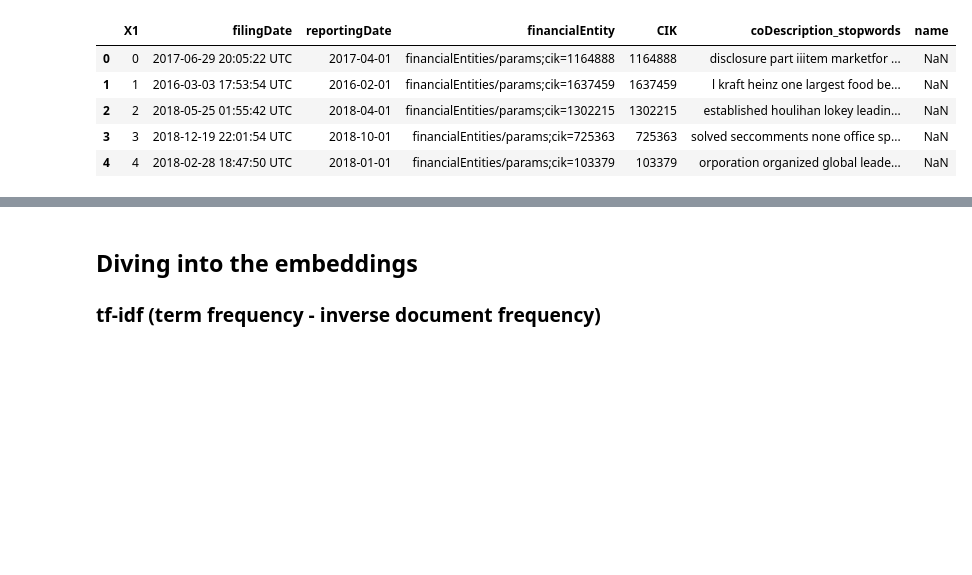
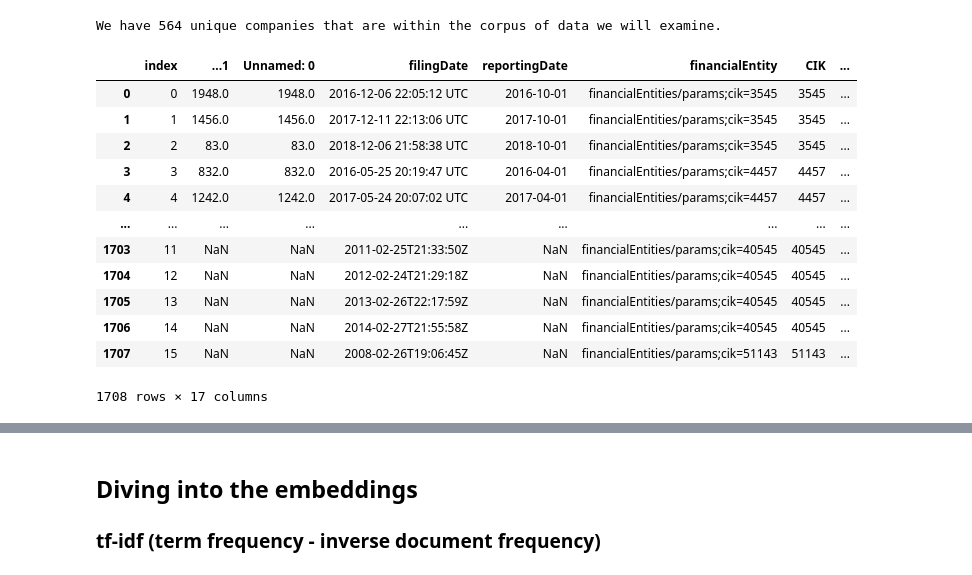
Before and after one commit to richardye101/ubineer_nlp_research, a Jupyter notebook: content/richard/8_Dynamic_Embedding.ipynb, the cells around one changed output, grey strips where cells are left out. Drawn from its saved outputs; the diff is of its cells as text; code cells hidden in the pictures; blank space fills up the shorter version.

```diff
--- a/content/richard/8_Dynamic_Embedding.ipynb
+++ b/content/richard/8_Dynamic_Embedding.ipynb
@@ -18,5 +19,9 @@ sys.path.insert(0, '..')
 %autoreload 2
 %aimport std_func
 
+# Hide warnings
+import warnings
+warnings.filterwarnings("ignore")
+
 data = pd.read_csv("../data/preprocessed.csv")
-data_t = pd.read_csv("../data/timeseries_data_2.csv")
+data_t = pd.read_csv("../mary/filtered_timeseries_data.csv")
@@ -25,9 +39,9 @@ Here are the five companies we wish to look at as a proof of concept: `OKTA`, `Z
 # %%
 the_five = pd.DataFrame.from_dict(
     {1660134:"OKTA",1713683:"Z-Scaler",1065280:"NFLX",51143:"IBM",40545:"GE"},
-    orient = "index").reset_index().rename(columns={"index":"CIK",0:"name"})
+    orient = "index").reset_index().rename(columns={"index":"CIK",0:"Name"})
 
 data_five_raw = pd.read_csv("../data/bq_dynamic_five.csv")
 data_five_raw["CIK"] = data_five_raw["financialEntity"].str.split("=", expand = True).iloc[:,1]
-data_five = std_func.clean(data_five_raw)
-data_five.head()
+data_five = std_func.clean(data_five_raw).drop(columns = ["coDescription", "coDescription_lemmatized"])
+data_five = pd.merge(data_five, the_five, how = "left", on = "CIK")
@@ -41,16 +48,32 @@ data_five.head()
+# %%
+print("We have {} unique companies that are within the corpus of data we will examine.".format(len(pd.unique(data_t["CIK"]))))
+# %% [output]
+We have 564 unique companies that are within the corpus of data we will examine.
 # %%
 # The companies with names have them, the ones that don't are NaN
-clean = pd.merge(
-    pd.merge(data_t,data.loc[:,["CIK","name"]], how = "left", on = "CIK"),
-    the_five, how = "left", on="CIK")
+clean = pd.merge(data_t,
+    data_five, how = "left", on="CIK")
 
-clean['name'] = clean['name_y'].fillna(clean['name_x'])
-clean = clean.drop(["name_x","name_y","reports"],axis = 1)
-clean.head()
+clean['Name'] = clean['Name_y'].fillna(clean['Name_x'])
+clean = clean.drop(["...1","Unnamed: 0","reports"],axis = 1)
+# clean
+# final = clean
+# Adding on the data from the 5 companies
+final = pd.concat([data_t,data_five]).reset_index()
+# final = final.merge(pd.Series(final.groupby("CIK").size(), name = "reports"), how = "left", on = "CIK") \
+    # .sort_values(["CIK","filingDate"]).reset_index()
+final
 # %% [output]
-|  | X1 | filingDate | reportingDate | financialEntity | CIK | coDescription_stopwords | name |
-| 0 | 0 | 2017-06-29 20:05:22 UTC | 2017-04-01 | financialEntities/params;cik=1164888 | 1164888 | disclosure part iiitem marketfor ... | NaN |
-| 1 | 1 | 2016-03-03 17:53:54 UTC | 2016-02-01 | financialEntities/params;cik=1637459 | 1637459 | l kraft heinz one largest food be... | NaN |
-| 2 | 2 | 2018-05-25 01:55:42 UTC | 2018-04-01 | financialEntities/params;cik=1302215 | 1302215 | established houlihan lokey leadin... | NaN |
-| 3 | 3 | 2018-12-19 22:01:54 UTC | 2018-10-01 | financialEntities/params;cik=725363 | 725363 | solved seccomments none office sp... | NaN |
-| 4 | 4 | 2018-02-28 18:47:50 UTC | 2018-01-01 | financialEntities/params;cik=103379 | 103379 | orporation organized global leade... | NaN |
+|  | index | ...1 | Unnamed: 0 | filingDate | reportingDate | financialEntity | CIK | ... |
+| 0 | 0 | 1948.0 | 1948.0 | 2016-12-06 22:05:12 UTC | 2016-10-01 | financialEntities/params;cik=3545 | 3545 | ... |
+| 1 | 1 | 1456.0 | 1456.0 | 2017-12-11 22:13:06 UTC | 2017-10-01 | financialEntities/params;cik=3545 | 3545 | ... |
+| 2 | 2 | 83.0 | 83.0 | 2018-12-06 21:58:38 UTC | 2018-10-01 | financialEntities/params;cik=3545 | 3545 | ... |
+| 3 | 3 | 832.0 | 832.0 | 2016-05-25 20:19:47 UTC | 2016-04-01 | financialEntities/params;cik=4457 | 4457 | ... |
+| 4 | 4 | 1242.0 | 1242.0 | 2017-05-24 20:07:02 UTC | 2017-04-01 | financialEntities/params;cik=4457 | 4457 | ... |
+| ... | ... | ... | ... | ... | ... | ... | ... | ... |
+| 1703 | 11 | NaN | NaN | 2011-02-25T21:33:50Z | NaN | financialEntities/params;cik=40545 | 40545 | ... |
+| 1704 | 12 | NaN | NaN | 2012-02-24T21:29:18Z | NaN | financialEntities/params;cik=40545 | 40545 | ... |
+| 1705 | 13 | NaN | NaN | 2013-02-26T22:17:59Z | NaN | financialEntities/params;cik=40545 | 40545 | ... |
+| 1706 | 14 | NaN | NaN | 2014-02-27T21:55:58Z | NaN | financialEntities/params;cik=40545 | 40545 | ... |
+| 1707 | 15 | NaN | NaN | 2008-02-26T19:06:45Z | NaN | financialEntities/params;cik=51143 | 51143 | ... |
+1708 rows × 17 columns
```
Also changed, not shown: parts of 90 cells of this notebook, 7 other files.
